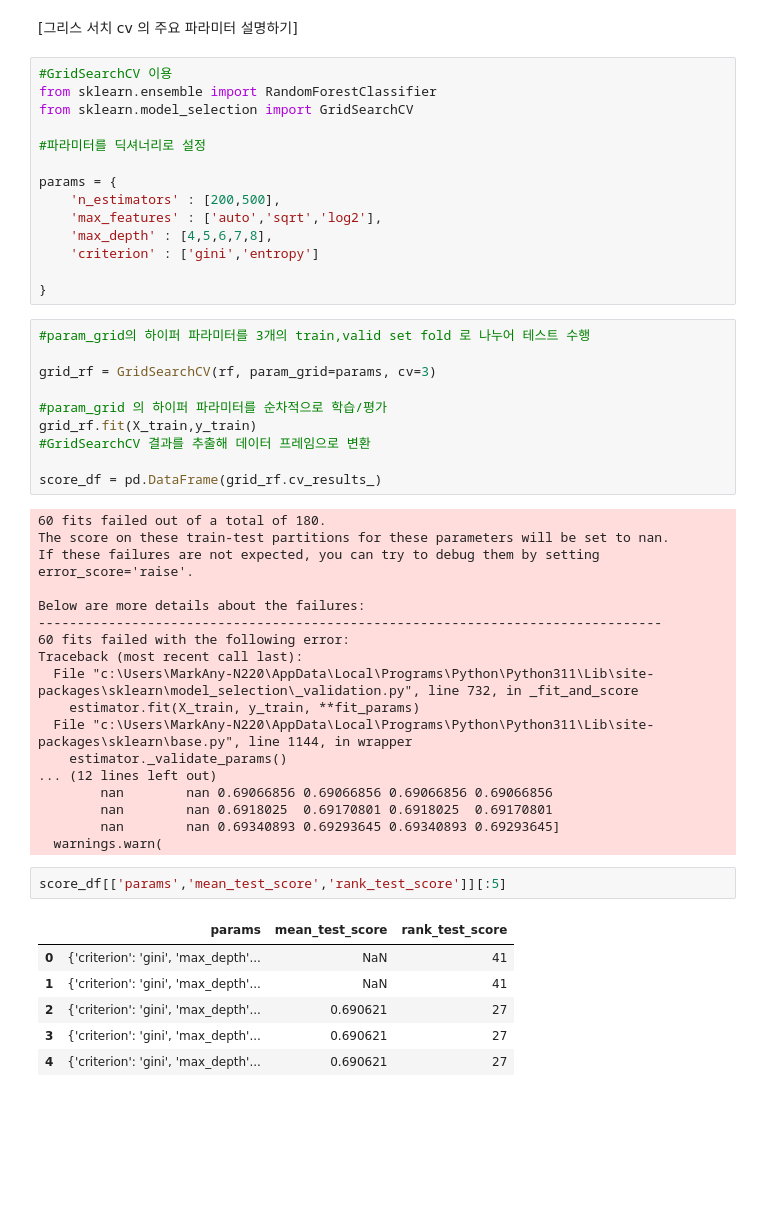
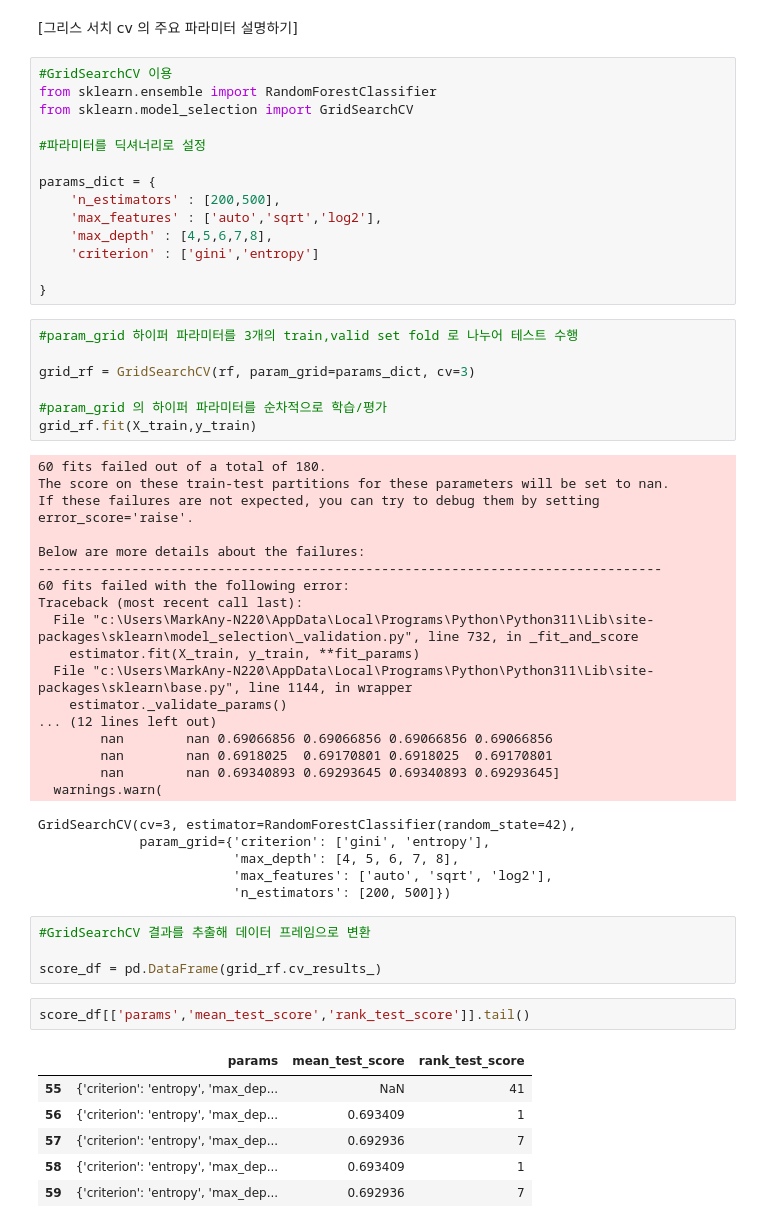
Before and after one commit to shkim4-markany/dacon_team6, a Jupyter notebook: Stage6.ipynb, the cells around one changed output. Cells and saved outputs as stored; diff of their text form; blank space fills up the shorter version.

```diff
--- a/Stage6.ipynb
+++ b/Stage6.ipynb
@@ -852,7 +852,7 @@ from sklearn.model_selection import GridSearchCV
 
 #파라미터를 딕셔너리로 설정
 
-params = {
+params_dict = {
     'n_estimators' : [200,500],
     'max_features' : ['auto','sqrt','log2'],
     'max_depth' : [4,5,6,7,8],
@@ -860,15 +860,12 @@ params = {
 
 }
 # %%
-#param_grid의 하이퍼 파라미터를 3개의 train,valid set fold 로 나누어 테스트 수행
+#param_grid 하이퍼 파라미터를 3개의 train,valid set fold 로 나누어 테스트 수행
 
-grid_rf = GridSearchCV(rf, param_grid=params, cv=3)
+grid_rf = GridSearchCV(rf, param_grid=params_dict, cv=3)
 
 #param_grid 의 하이퍼 파라미터를 순차적으로 학습/평가
 grid_rf.fit(X_train,y_train)
-#GridSearchCV 결과를 추출해 데이터 프레임으로 변환
-
-score_df = pd.DataFrame(grid_rf.cv_results_)
 # %% [output]
 60 fits failed out of a total of 180.
 The score on these train-test partitions for these parameters will be set to nan.
@@ -887,12 +884,21 @@ Traceback (most recent call last):
         nan        nan 0.6918025  0.69170801 0.6918025  0.69170801
         nan        nan 0.69340893 0.69293645 0.69340893 0.69293645]
   warnings.warn(
+GridSearchCV(cv=3, estimator=RandomForestClassifier(random_state=42),
+             param_grid={'criterion': ['gini', 'entropy'],
+                         'max_depth': [4, 5, 6, 7, 8],
+                         'max_features': ['auto', 'sqrt', 'log2'],
+                         'n_estimators': [200, 500]})
+# %%
+#GridSearchCV 결과를 추출해 데이터 프레임으로 변환
+
+score_df = pd.DataFrame(grid_rf.cv_results_)
 # %%
-score_df[['params','mean_test_score','rank_test_score']][:5]
+score_df[['params','mean_test_score','rank_test_score']].tail()
 # %% [output]
 |  | params | mean_test_score | rank_test_score |
-| 0 | {'criterion': 'gini', 'max_depth'... | NaN | 41 |
-| 1 | {'criterion': 'gini', 'max_depth'... | NaN | 41 |
-| 2 | {'criterion': 'gini', 'max_depth'... | 0.690621 | 27 |
-| 3 | {'criterion': 'gini', 'max_depth'... | 0.690621 | 27 |
-| 4 | {'criterion': 'gini', 'max_depth'... | 0.690621 | 27 |
+| 55 | {'criterion': 'entropy', 'max_dep... | NaN | 41 |
+| 56 | {'criterion': 'entropy', 'max_dep... | 0.693409 | 1 |
+| 57 | {'criterion': 'entropy', 'max_dep... | 0.692936 | 7 |
+| 58 | {'criterion': 'entropy', 'max_dep... | 0.693409 | 1 |
+| 59 | {'criterion': 'entropy', 'max_dep... | 0.692936 | 7 |
```
Also changed, not shown: parts of 11 cells of this notebook.
